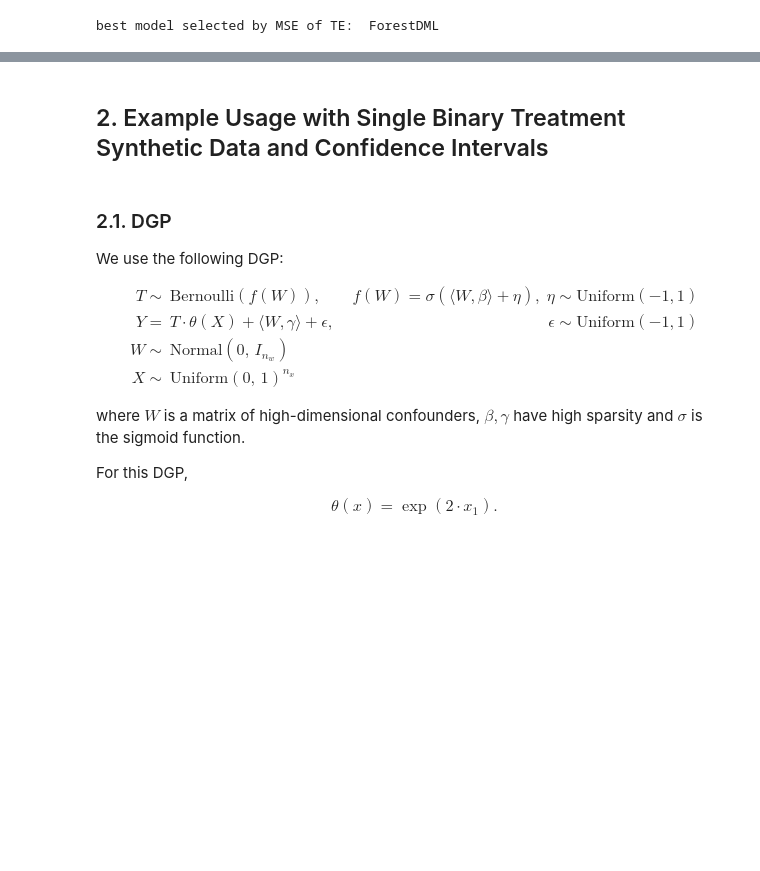
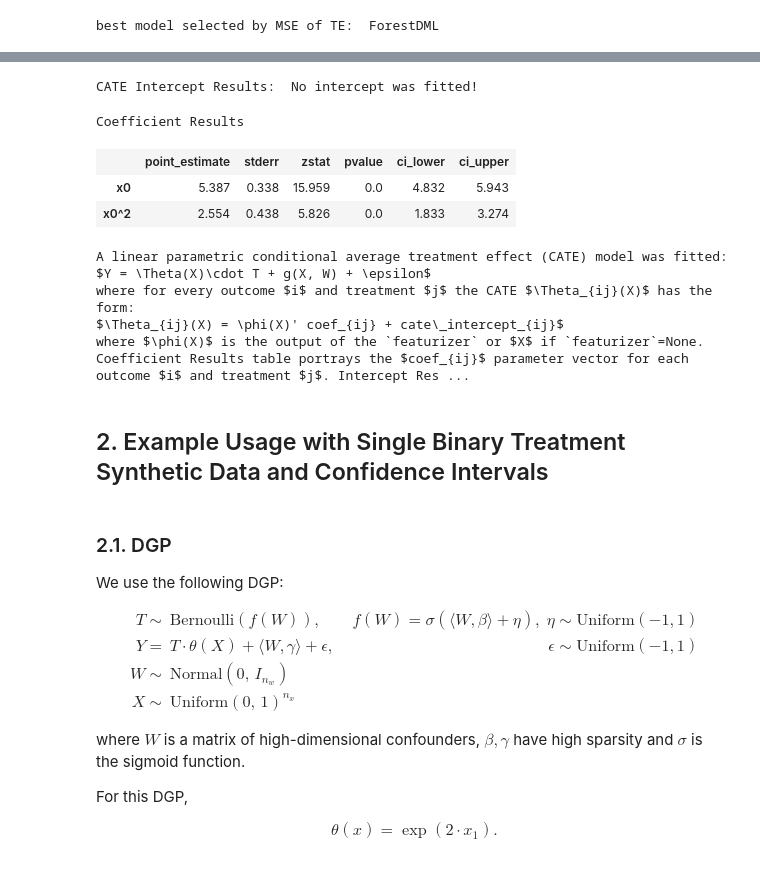
Before and after one commit to py-why/EconML, a Jupyter notebook: notebooks/Double Machine Learning Examples.ipynb, the cells around one changed output, grey strips where cells are left out. Cells and saved outputs as stored; diff of their text form; code cells hidden in the pictures; blank space fills up the shorter version.

```diff
--- a/notebooks/Double Machine Learning Examples.ipynb
+++ b/notebooks/Double Machine Learning Examples.ipynb
@@ -205,3 +256,20 @@ best model selected by MSE of TE:  ForestDML
+# %%
+from econml.sklearn_extensions.linear_model import StatsModelsRLM
+est.model_final = StatsModelsRLM(fit_intercept=False)
+est.fit_cate_intercept = False
+est.refit_final()
+est.summary()
+# %% [output]
+CATE Intercept Results:  No intercept was fitted!
+Coefficient Results
+|  | point_estimate | stderr | zstat | pvalue | ci_lower | ci_upper |
+| x0 | 5.387 | 0.338 | 15.959 | 0.0 | 4.832 | 5.943 |
+| x0^2 | 2.554 | 0.438 | 5.826 | 0.0 | 1.833 | 3.274 |
+A linear parametric conditional average treatment effect (CATE) model was fitted:
+$Y = \Theta(X)\cdot T + g(X, W) + \epsilon$
+where for every outcome $i$ and treatment $j$ the CATE $\Theta_{ij}(X)$ has the form:
+$\Theta_{ij}(X) = \phi(X)' coef_{ij} + cate\_intercept_{ij}$
+where $\phi(X)$ is the output of the `featurizer` or $X$ if `featurizer`=None. Coefficient Results table portrays the $coef_{ij}$ parameter vector for each outcome $i$ and treatment $j$. Intercept Res ...
 # %% [markdown]
 ## 2. Example Usage with Single Binary Treatment Synthetic Data and Confidence Intervals
 # %% [markdown]
```
Also changed, not shown: parts of 13 cells of this notebook.
